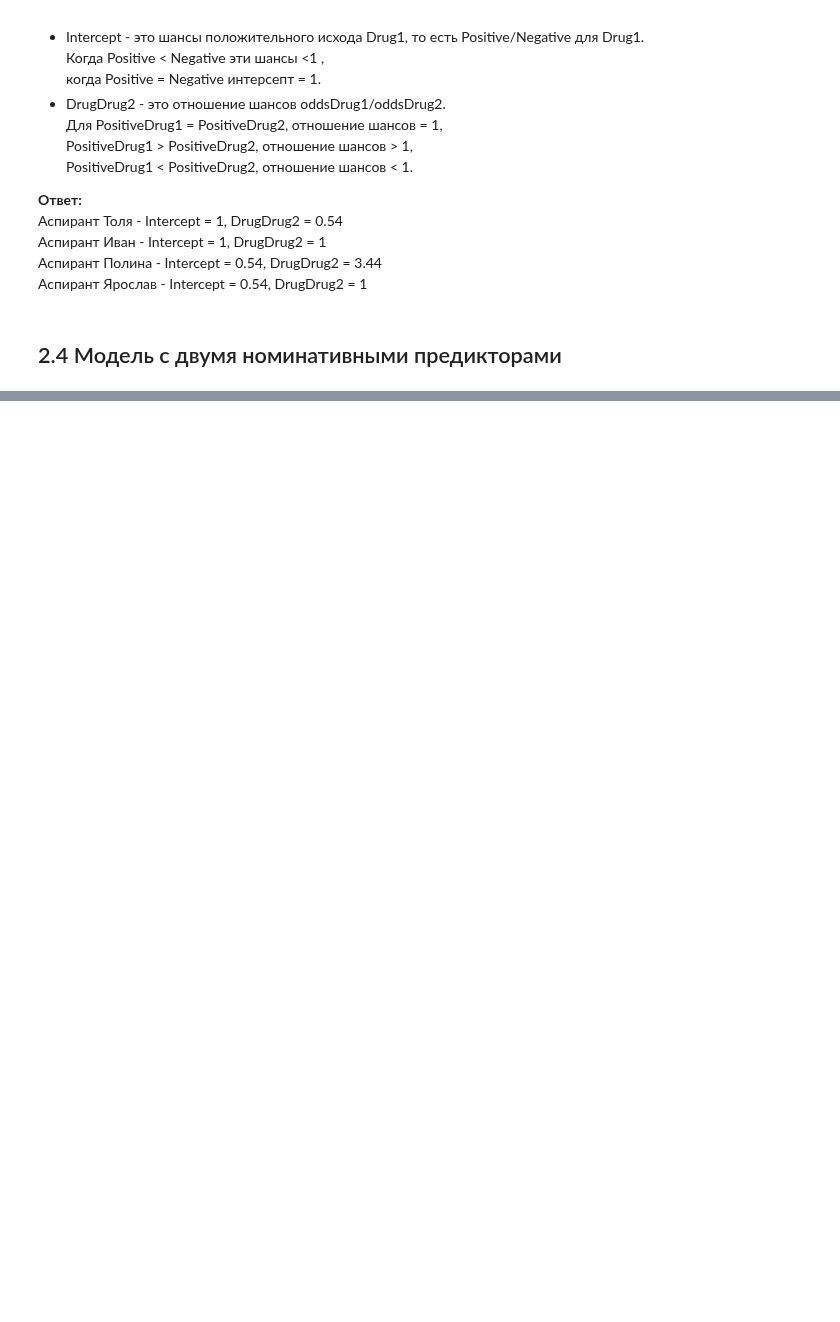
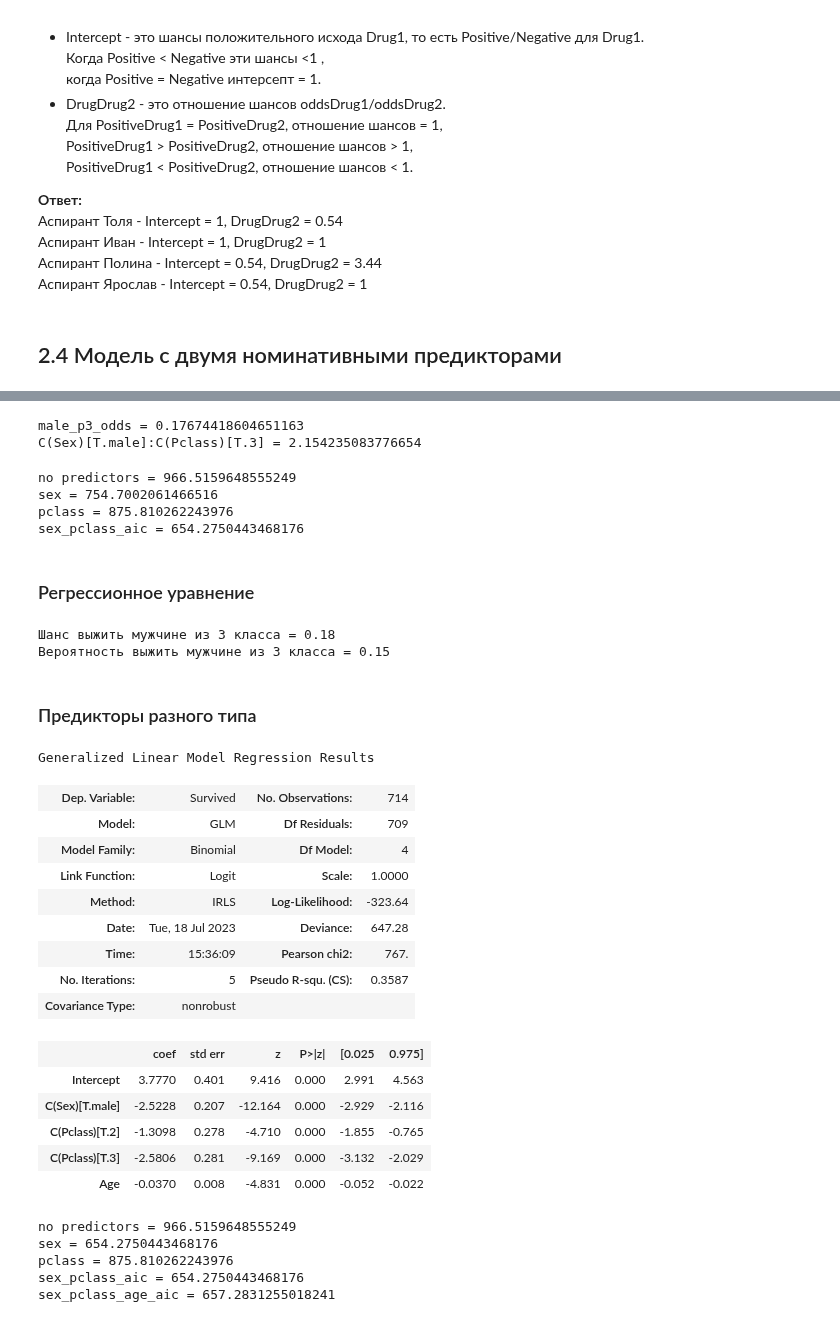
Before and after one commit to LiquidVac/My_study, a Jupyter notebook: STEPIK. Основы статистики ч.2/Лекция 2. Основы Cтатистики ч.2.ipynb, the cells around one changed output, grey strips where cells are left out. Drawn from its saved outputs; the diff is of its cells as text; code cells hidden in the pictures; blank space fills up the shorter version.

```diff
--- a/STEPIK. Основы статистики ч.2/Лекция 2. Основы Cтатистики ч.2.ipynb
+++ b/STEPIK. Основы статистики ч.2/Лекция 2. Основы Cтатистики ч.2.ipynb
@@ -725,0 +762,79 @@ ________________________________________________________________________________
+# %%
+# C(Sex)[T.male]:C(Pclass)[T.3]
+male_p3_odds = cross_table_male.iloc[1, 2] / cross_table_male.iloc[0, 2]
+print("male_p3_odds =", male_p3_odds)
+
+print("C(Sex)[T.male]:C(Pclass)[T.3] =" , np.log(male_p3_odds / female_p3_odds) - np.log(male_p1_odds / female_p1_odds))
+# %% [output]
+male_p3_odds = 0.17674418604651163
+C(Sex)[T.male]:C(Pclass)[T.3] = 2.154235083776654
+# %%
+# aic у этой модели ниже, чем у предыдущих, значит эта модель лучше.
+sex_pclass_aic = glm_binomial.aic
+print("no predictors =", no_predictor_aic)
+print("sex =", sex_aic)
+print("pclass =", pclass_aic)
+print("sex_pclass_aic =", sex_pclass_aic)
+# %% [output]
+no predictors = 966.5159648555249
+sex = 754.7002061466516
+pclass = 875.810262243976
+sex_pclass_aic = 654.2750443468176
+# %% [markdown]
+### Регрессионное уравнение
+# %%
+# log(p / (1-p)) = 3.3081 - (3.7301 * Sex_male) - (0.8804 * Pclass2) - (3.4653 * Pclass3)
+# - (0.4204 * Sex_male * Pclass2) + (2.1542 * Sex_male * Pclass3)
+
+# Если предсказывается логарифм шансов для мужчин в 3 классе (Sex_male = 1, Pclass2 = 0, Pclass3 = 1):
+# log(odds) = 3.3081 - (3.7301 * 1) - (0.8804 * 0) - (3.4653 * 1) - (0.4204 * 1 * 0) + (2.1542 * 1 * 1) ->
+# log(odds) = 3.3081 - 3.7301 - 3.4653 + 2.1542 ->
+# log(odds) = -1.7331
+odds = np.exp(-1.7331)
+print("Шанс выжить мужчине из 3 класса =", round(odds, 2))
+print("Вероятность выжить мужчине из 3 класса =", round(odds / (1 + odds), 2))
+# %% [output]
+Шанс выжить мужчине из 3 класса = 0.18
+Вероятность выжить мужчине из 3 класса = 0.15
+# %% [markdown]
+### Предикторы разного типа
+# %%
+glm_binomial = smf.glm(formula='Survived ~ C(Sex) + C(Pclass) + Age', data=titanic_df, family=sm.families.Binomial()).fit()
+glm_binomial.summary()
+
+### Coef:
+# Intercept - логарифм шансов для женщин в 1 классе при условии, что их возраст равен нулю.
+# Age - на сколько изменяется логарифм шансов для Intercept при единичном изменении возраста.
+
+### P>|z|:
+# Age / P>|z| Б 0.05 -> при увеличении возраста шансы выжить уменьшаются.
+# %% [output]
+Generalized Linear Model Regression Results
+| Dep. Variable: | Survived | No. Observations: | 714 |
+| Model: | GLM | Df Residuals: | 709 |
+| Model Family: | Binomial | Df Model: | 4 |
+| Link Function: | Logit | Scale: | 1.0000 |
+| Method: | IRLS | Log-Likelihood: | -323.64 |
+| Date: | Tue, 18 Jul 2023 | Deviance: | 647.28 |
+| Time: | 15:36:09 | Pearson chi2: | 767. |
+| No. Iterations: | 5 | Pseudo R-squ. (CS): | 0.3587 |
+| Covariance Type: | nonrobust |  |  |
+|  | coef | std err | z | P>|z| | [0.025 | 0.975] |
+| Intercept | 3.7770 | 0.401 | 9.416 | 0.000 | 2.991 | 4.563 |
+| C(Sex)[T.male] | -2.5228 | 0.207 | -12.164 | 0.000 | -2.929 | -2.116 |
+| C(Pclass)[T.2] | -1.3098 | 0.278 | -4.710 | 0.000 | -1.855 | -0.765 |
+| C(Pclass)[T.3] | -2.5806 | 0.281 | -9.169 | 0.000 | -3.132 | -2.029 |
+| Age | -0.0370 | 0.008 | -4.831 | 0.000 | -0.052 | -0.022 |
+# %%
+sex_pclass_age_aic = glm_binomial.aic
+print("no predictors =", no_predictor_aic)
+print("sex =", sex_aic)
+print("pclass =", pclass_aic)
+print("sex_pclass_aic =", sex_pclass_aic)
+print("sex_pclass_age_aic =", sex_pclass_age_aic)
+# %% [output]
+no predictors = 966.5159648555249
+sex = 654.2750443468176
+pclass = 875.810262243976
+sex_pclass_aic = 654.2750443468176
+sex_pclass_age_aic = 657.2831255018241
```
Also changed, not shown: parts of 57 cells of this notebook.
